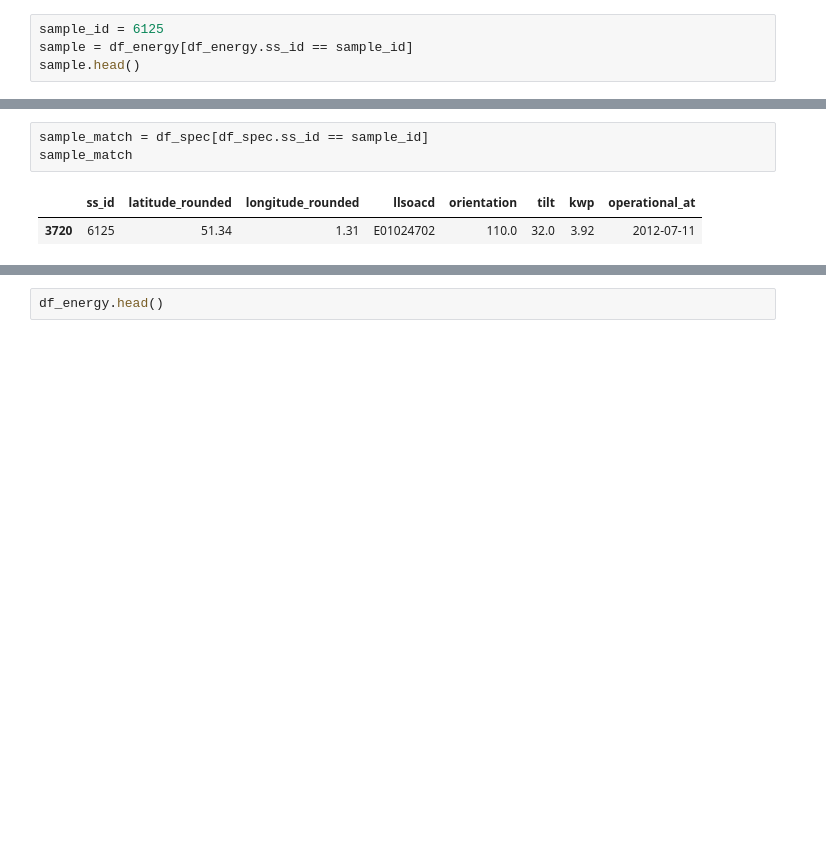
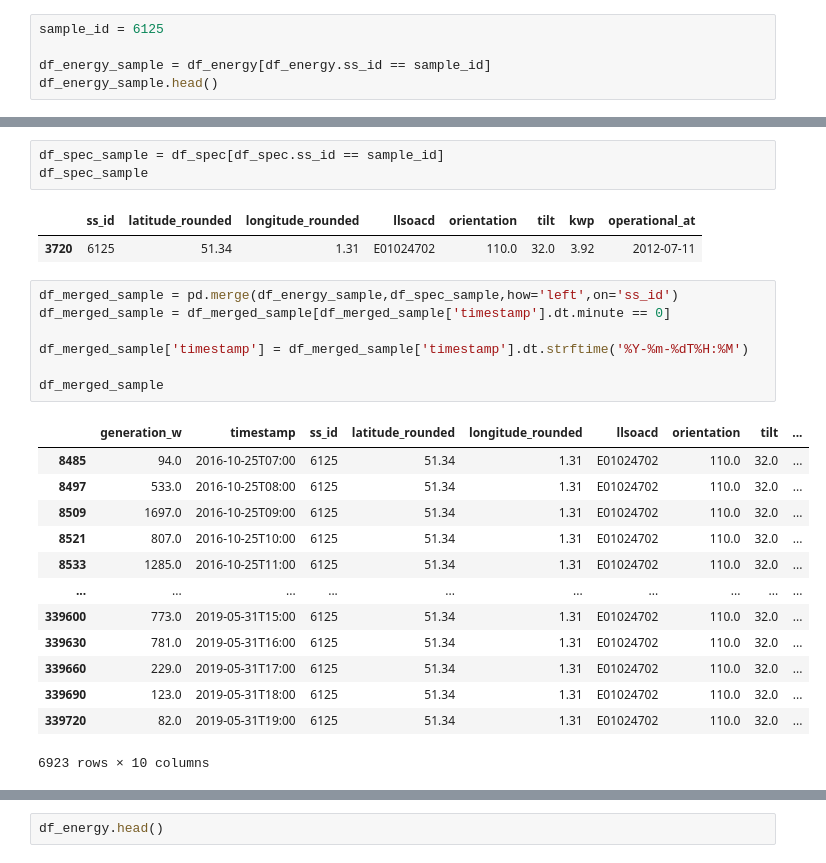
Before and after one commit to hramzan01/market, a Jupyter notebook: notebooks/supply_data.ipynb, the cells around one changed output, grey strips where cells are left out. Saved outputs shown, nothing was run; the diff lists cells and outputs as text; blank space fills up the shorter version.

```diff
--- a/notebooks/supply_data.ipynb
+++ b/notebooks/supply_data.ipynb
@@ -33,8 +33,9 @@ df_energy.head()
 | 4 | 5.0 | 2016-12-01 07:42:36+00:00 | 5660 |
 # %%
 sample_id = 6125
-sample = df_energy[df_energy.ss_id == sample_id]
-sample.head()
+
+df_energy_sample = df_energy[df_energy.ss_id == sample_id]
+df_energy_sample.head()
 # %% [output]
 |  | generation_w | timestamp | ss_id |
 | 1 | 29.0 | 2016-12-01 07:42:35+00:00 | 6125 |
@@ -43,8 +44,29 @@ sample.head()
 | 91 | 146.0 | 2016-12-01 07:56:35+00:00 | 6125 |
 | 215 | 260.0 | 2016-12-01 08:02:38+00:00 | 6125 |
 # %%
-sample_match = df_spec[df_spec.ss_id == sample_id]
-sample_match
+df_spec_sample = df_spec[df_spec.ss_id == sample_id]
+df_spec_sample
 # %% [output]
 |  | ss_id | latitude_rounded | longitude_rounded | llsoacd | orientation | tilt | kwp | operational_at |
 | 3720 | 6125 | 51.34 | 1.31 | E01024702 | 110.0 | 32.0 | 3.92 | 2012-07-11 |
+# %%
+df_merged_sample = pd.merge(df_energy_sample,df_spec_sample,how='left',on='ss_id')
+df_merged_sample = df_merged_sample[df_merged_sample['timestamp'].dt.minute == 0]
+
+df_merged_sample['timestamp'] = df_merged_sample['timestamp'].dt.strftime('%Y-%m-%dT%H:%M')
+
+df_merged_sample
+# %% [output]
+|  | generation_w | timestamp | ss_id | latitude_rounded | longitude_rounded | llsoacd | orientation | tilt | ... |
+| 8485 | 94.0 | 2016-10-25T07:00 | 6125 | 51.34 | 1.31 | E01024702 | 110.0 | 32.0 | ... |
+| 8497 | 533.0 | 2016-10-25T08:00 | 6125 | 51.34 | 1.31 | E01024702 | 110.0 | 32.0 | ... |
+| 8509 | 1697.0 | 2016-10-25T09:00 | 6125 | 51.34 | 1.31 | E01024702 | 110.0 | 32.0 | ... |
+| 8521 | 807.0 | 2016-10-25T10:00 | 6125 | 51.34 | 1.31 | E01024702 | 110.0 | 32.0 | ... |
+| 8533 | 1285.0 | 2016-10-25T11:00 | 6125 | 51.34 | 1.31 | E01024702 | 110.0 | 32.0 | ... |
+| ... | ... | ... | ... | ... | ... | ... | ... | ... | ... |
+| 339600 | 773.0 | 2019-05-31T15:00 | 6125 | 51.34 | 1.31 | E01024702 | 110.0 | 32.0 | ... |
+| 339630 | 781.0 | 2019-05-31T16:00 | 6125 | 51.34 | 1.31 | E01024702 | 110.0 | 32.0 | ... |
+| 339660 | 229.0 | 2019-05-31T17:00 | 6125 | 51.34 | 1.31 | E01024702 | 110.0 | 32.0 | ... |
+| 339690 | 123.0 | 2019-05-31T18:00 | 6125 | 51.34 | 1.31 | E01024702 | 110.0 | 32.0 | ... |
+| 339720 | 82.0 | 2019-05-31T19:00 | 6125 | 51.34 | 1.31 | E01024702 | 110.0 | 32.0 | ... |
+6923 rows × 10 columns
```
Also changed, not shown: parts of 7 cells of this notebook.
